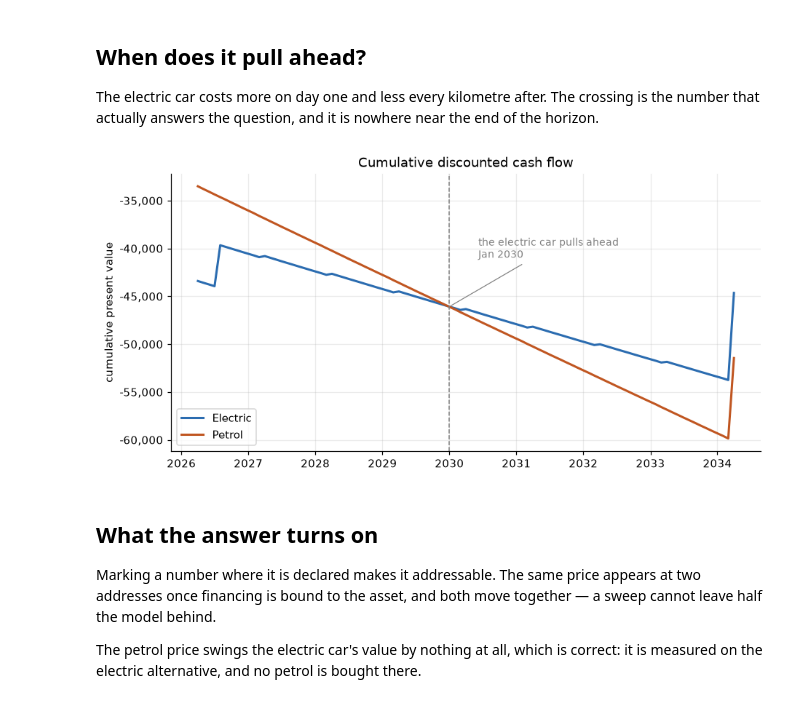
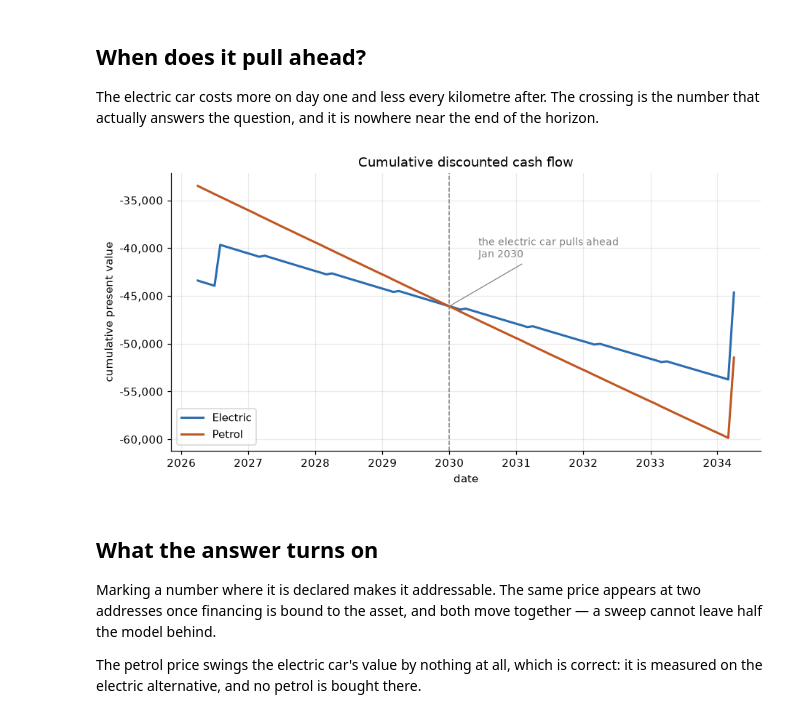
Before and after one commit to PSeros/simplyinvest, a Jupyter notebook: examples/electric_vs_petrol.ipynb, the cells around one changed output. Drawn from its saved outputs; the diff is of its cells as text; code cells hidden in the pictures.

```diff
--- a/examples/electric_vs_petrol.ipynb
+++ b/examples/electric_vs_petrol.ipynb
@@ -179,26 +192,13 @@ hide between the parts and the total. Each source labels its own flows, which
 is why the three benefits appear as three separate lines rather than as a
 discount on the price.
 # %%
-by_name = {
-    a.name: {str(label): float(value) for label, value in a.breakdown().items()}
-    for a in result
-}
-parts = pd.DataFrame(by_name).fillna(0.0).sort_index()
+parts = breakdown_frame(result)
 display(parts)
 
 fig, ax = plt.subplots(figsize=(9.5, 5.5))
-rows = np.arange(len(parts))
-width = 0.38
-for offset, (name, colour) in enumerate(zip(parts.columns, (ELECTRIC, PETROL), strict=True)):
-    ax.barh(rows + (offset - 0.5) * width, parts[name], height=width, label=name, color=colour)
-
-ax.set_yticks(rows, parts.index)
-ax.axvline(0.0, color="black", linewidth=0.8)
-ax.xaxis.set_major_formatter(MONEY)
-ax.set_xlabel("present value")
+breakdown_chart(result, ax=ax)
 ax.set_title("What each car is made of")
 ax.legend(loc="lower left")
-ax.invert_yaxis()
 plt.show()
 # %% [output]
 |  | Electric | Petrol |
@@ -307,35 +308,31 @@ The electric car costs more on day one and less every kilometre after. The
 crossing is the number that actually answers the question, and it is nowhere
 near the end of the horizon.
 # %%
+fig, ax = plt.subplots()
+cumulative_chart(result, ax=ax)
+
+# The rule is already drawn; this says what it means.
 factors = timeline.discount_factors()
 cumulative = {name: np.cumsum(result[name].amounts * factors) for name in result.names}
-
-fig, ax = plt.subplots()
-for name, colour in zip(result.names, (ELECTRIC, PETROL), strict=True):
-    ax.plot(dates, cumulative[name], label=name, color=colour, linewidth=2)
-
 gap = cumulative["Electric"] - cumulative["Petrol"]
 crossings = np.flatnonzero(np.sign(gap[:-1]) != np.sign(gap[1:]))
 if crossings.size:
-    when = dates[crossings[0] + 1]
-    ax.axvline(when, color="grey", linestyle="--", linewidth=1)
+    turn = crossings[0] + 1
     ax.annotate(
-        f"the electric car pulls ahead\n{when:%b %Y}",
-        xy=(when, cumulative["Electric"][crossings[0] + 1]),
+        f"the electric car pulls ahead\n{dates[turn]:%b %Y}",
+        xy=(dates[turn], cumulative["Electric"][turn]),
         xytext=(26, 44),
         textcoords="offset points",
         fontsize=9,
         color="grey",
         arrowprops={"arrowstyle": "-", "color": "grey", "linewidth": 0.8},
     )
 
-ax.yaxis.set_major_formatter(MONEY)
-ax.set_ylabel("cumulative present value")
 ax.set_title("Cumulative discounted cash flow")
 ax.legend(loc="lower left")
 plt.show()
 # %% [output]
-[figure, old version]
+[figure, new version]
 # %% [markdown]
 ## What the answer turns on
 
```
Also changed, not shown: parts of 6 cells of this notebook, 19 other files.
